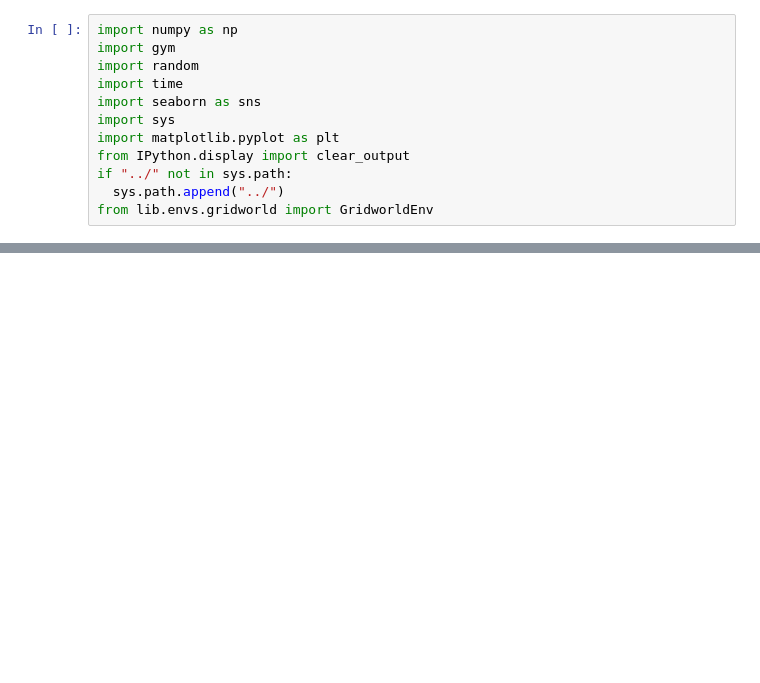
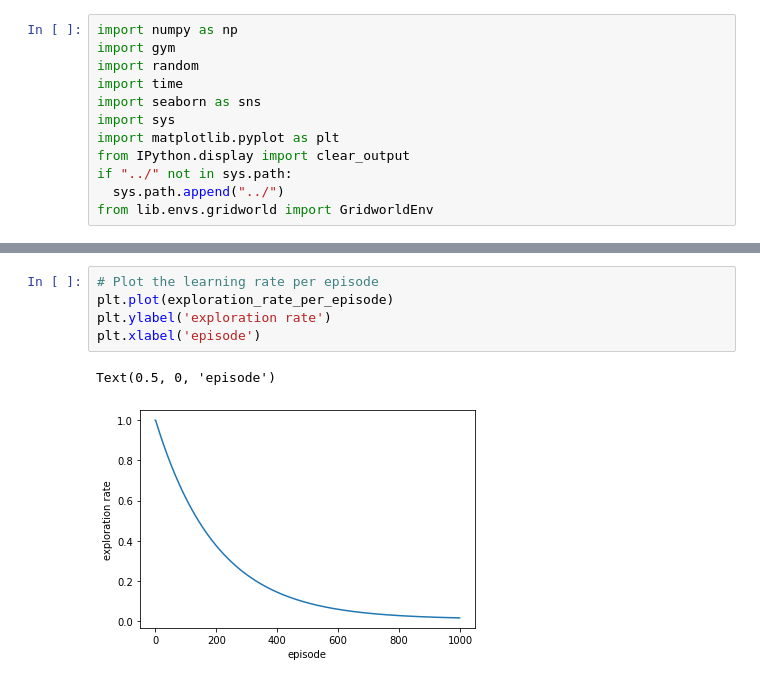
Before and after one commit to hpi-sam/rl-4-self-repair, a Jupyter notebook: algorithm_analysis/qlearning.ipynb, the cells around one changed output, grey strips where cells are left out. Cells and saved outputs as stored; diff of their text form; blank space fills up the shorter version.

```diff
--- a/algorithm_analysis/qlearning.ipynb
+++ b/algorithm_analysis/qlearning.ipynb
@@ -125,0 +95,8 @@ Text(0.5, 0, 'episode')
+# %%
+# Plot the learning rate per episode
+plt.plot(exploration_rate_per_episode)
+plt.ylabel('exploration rate')
+plt.xlabel('episode')
+# %% [output]
+Text(0.5, 0, 'episode')
+[figure, added]
```
Also changed, not shown: parts of 5 cells of this notebook, 3 other files.
